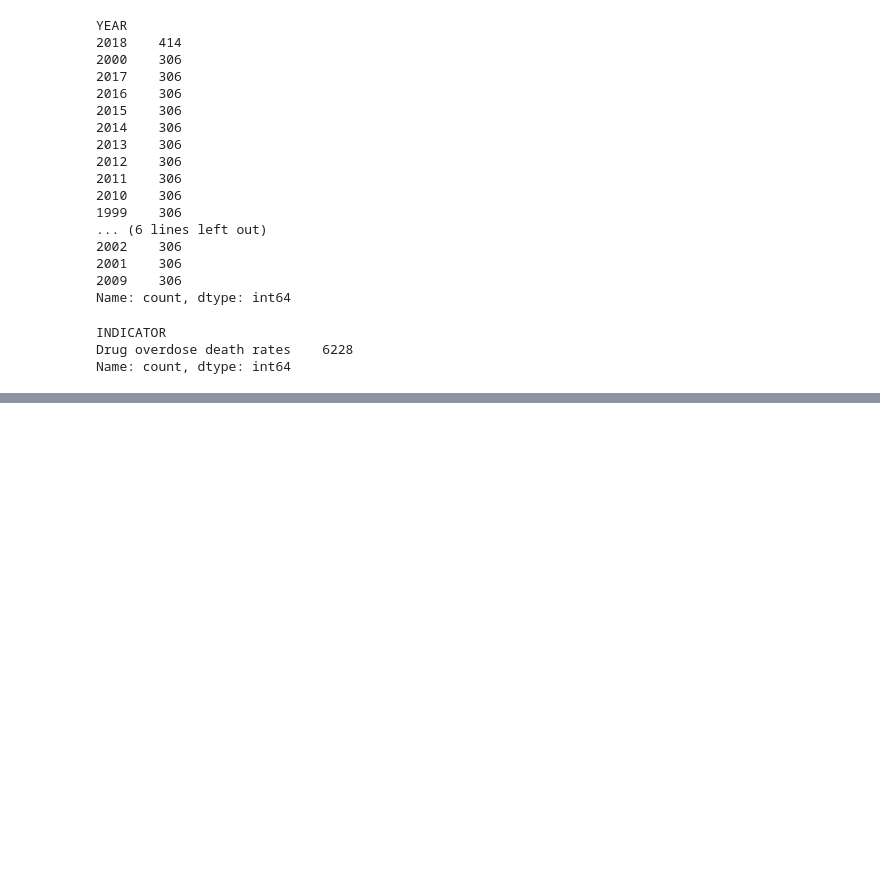
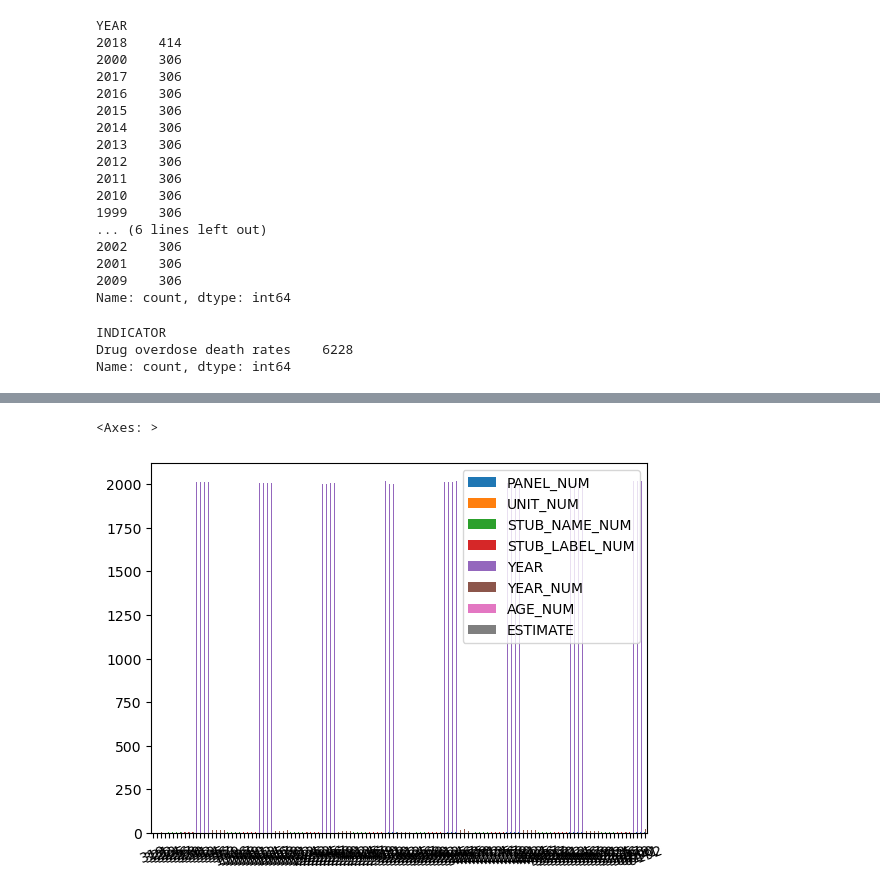
Before and after one commit to chica25/Drug-Overdose, a Jupyter notebook: eda.ipynb, the cells around one changed output, grey strips where cells are left out. Cells and saved outputs as stored; diff of their text form; code cells hidden in the pictures; blank space fills up the shorter version.

```diff
--- a/eda.ipynb
+++ b/eda.ipynb
@@ -162,0 +284,3 @@ year.plot.bar(rot=40)
+# %%
+latino_female = df[df["STUB_LABEL"] == "Female: Hispanic or Latino: All races"]
+latino_female
@@ -162,0 +301,5 @@ year.plot.bar(rot=40)
+# %%
+latino_female.plot.bar(rot=20)
+# %% [output]
+<Axes: >
+[figure, added]
```
Also changed, not shown: parts of 11 cells of this notebook.
